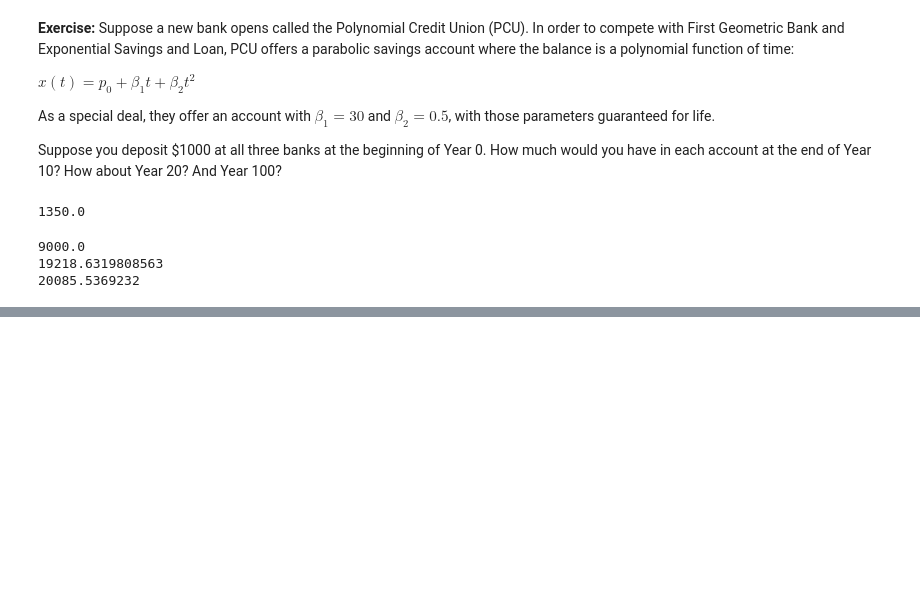
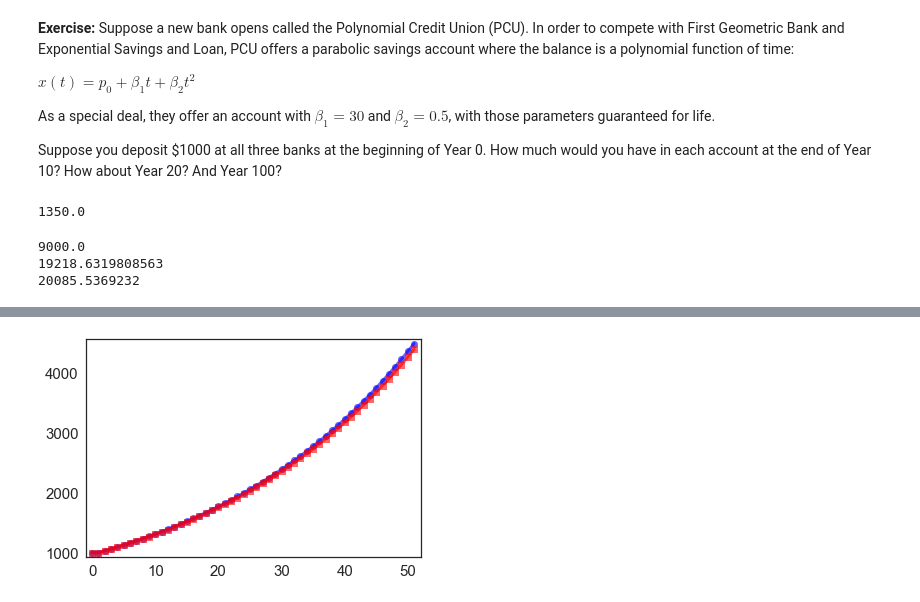
Before and after one commit to hadleigh-000/ModSimPy, a Jupyter notebook: code/chap04mine.ipynb, the cells around one changed output, grey strips where cells are left out. Saved outputs shown, nothing was run; the diff lists cells and outputs as text; code cells hidden in the pictures; blank space fills up the shorter version.

```diff
--- a/code/chap04mine.ipynb
+++ b/code/chap04mine.ipynb
@@ -294,0 +308,23 @@ print(ESL_end(p0, a, n))
+# %%
+def bank_simulation_ESL(system):
+    results= TimeSeries()
+    results[system.t0]= system.p0
+    years= system.t_end
+    for t in linrange(0, years, 1):
+        results[t+1]= system.p0*exp(system.a*t)
+    return results
+
+def bank_simulation_FGB(system):
+    results= TimeSeries()
+    results[system.t0]= system.p0
+    years= system.t_end
+    for t in linrange(0, years, 1):
+        results[t+1]= system.p0* (1+system.a) ** t
+    return results
+
+FBG= bank_simulation_FGB(system)
+ESL = bank_simulation_ESL(system)
+plot(ESL, 'bo-')
+plot(FBG, 'rs-')
+# %% [output]
+[figure, added]
```
Also changed, not shown: parts of 7 cells of this notebook.
